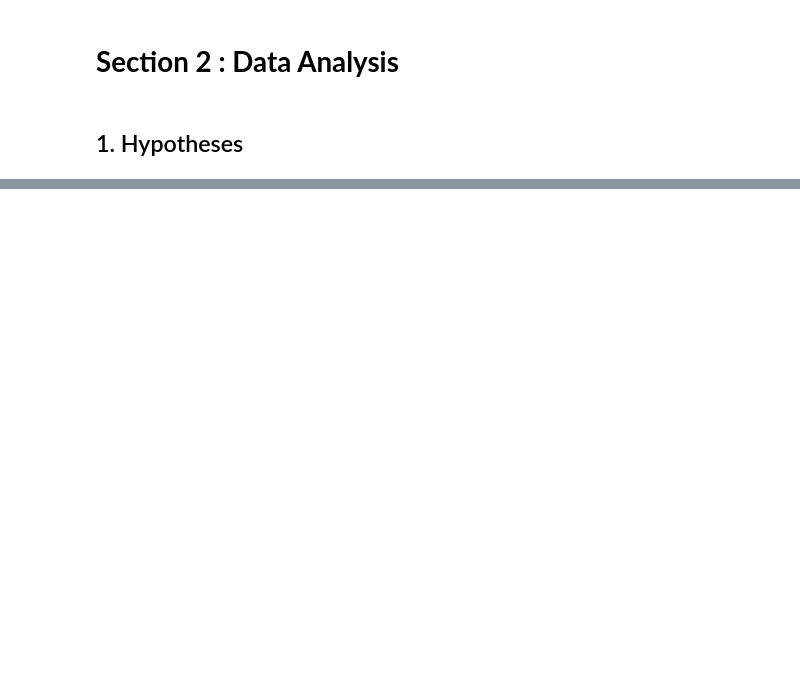
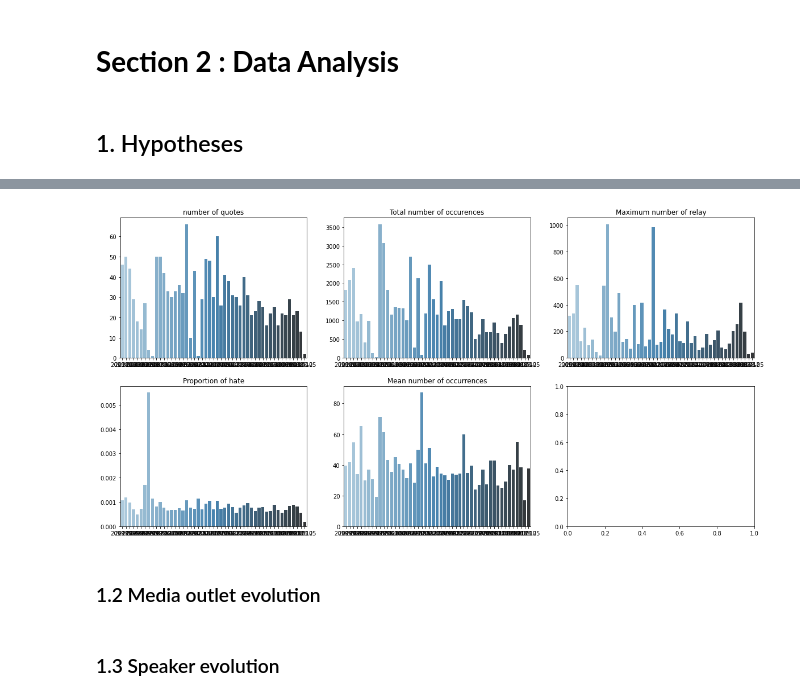
Before and after one commit to epfl-ada/ada-2021-project-the-data-collectivists, a Jupyter notebook: ADA_Project.ipynb, the cells around one changed output, grey strips where cells are left out. Drawn from its saved outputs; the diff is of its cells as text; code cells hidden in the pictures; blank space fills up the shorter version.

```diff
--- a/ADA_Project.ipynb
+++ b/ADA_Project.ipynb
@@ -261,3 +323,0 @@ for i in df_2016_hateful['quotation']: print(i)
-# %%
-for i in range(29): print(df_2016_hateful['quotation'].iloc[i], '\n')
-df_2016_hateful
@@ -277,0 +421,19 @@ We notice that with this first filtering, the median is now at 23 occurences per
+# %%
+# Some little helper functions
+def get_hate_speakers(df_quotes, df_metadata):
+  """
+    Returns dataframe extract from the metdata
+  """
+  hate_speakers = df_metadata[df_metadata['id'].isin(df_quotes.qids.unique())]
+  return hate_speakers
+
+def clean_plausible_quotes(df_quotes, df_metadata):
+  """
+    Deletes non plausible quotes, i.e. quotes from speakers that were born before 1910 or speakers whose date of birth is not known
+  """
+  hate_speakers = get_hate_speakers(df_quotes, df_metadata)
+  non_plausible = hate_speakers.query('date_of_birth < 1910').id
+  return df_quotes.drop(df_quotes[df_quotes['qids'].isin(non_plausible)].index)
+
+
+df = clean_plausible_quotes(df, dfm)
@@ -277,0 +485,5 @@ We notice that with this first filtering, the median is now at 23 occurences per
+# %%
+column_names = ['ethnic_group', 'religion', 'gender', 'nationality','party']
+for name in column_names:
+  defined_value = hate_speakers[~hate_speakers[name].isnull()]
+  print(f"{name}: attribute defined for {len(defined_value)} | {len(defined_value[name].unique())} different values")
@@ -281,0 +537,9 @@ We notice that with this first filtering, the median is now at 23 occurences per
+# %%
+input_path = "/content/drive/Shareddrives/Ada-The data collectivists/data/"
+tail_output = ".csv"
+FF = "df_FF/df_FF"
+SF = "df_SF/df_SF"
+preprocessed_path = input_path + FF
+preprocessed_hate_path = input_path + SF
+
+years = ["2016", "2017", "2018", "2019", "2020"]
@@ -281,0 +626,8 @@ We notice that with this first filtering, the median is now at 23 occurences per
+# %%
+df_occ = hate_proportion_per_year()
+df_occ.head()
+plot_occurrence_stats(df_occ)
+# %% [output]
+[figure, added]
+# %% [markdown]
+### 1.2 Media outlet evolution
@@ -281,0 +699,2 @@ We notice that with this first filtering, the median is now at 23 occurences per
+# %% [markdown]
+### 1.3 Speaker evolution
```
Also changed, not shown: parts of 72 cells of this notebook.
